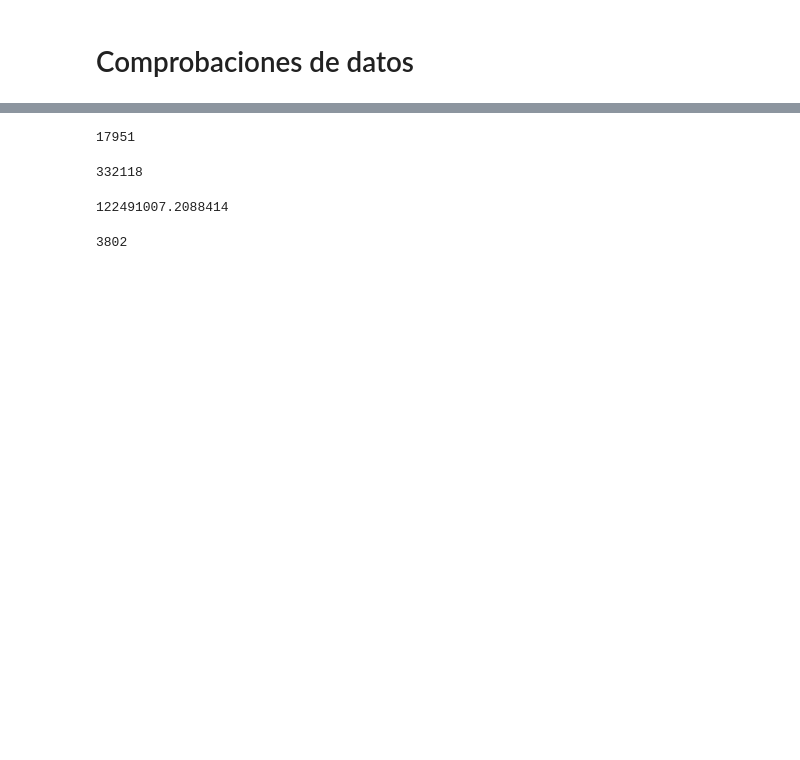
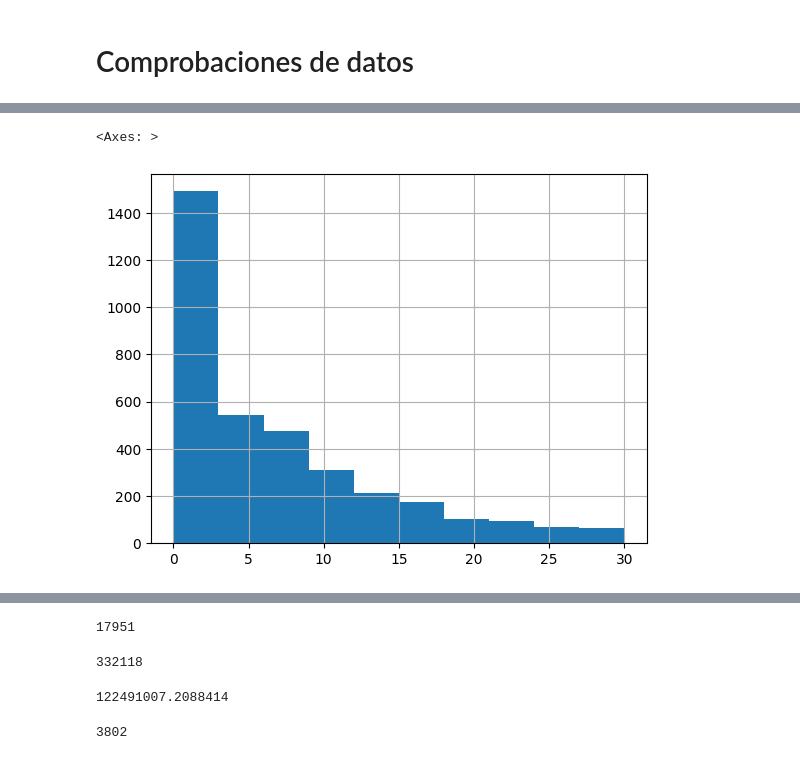
Before and after one commit to MahouECommerce/ml-eficiencia-comercial, a Jupyter notebook: 02_Descriptivo_Segmentacion.ipynb, the cells around one changed output, grey strips where cells are left out. Drawn from its saved outputs; the diff is of its cells as text; code cells hidden in the pictures; blank space fills up the shorter version.

```diff
--- a/02_Descriptivo_Segmentacion.ipynb
+++ b/02_Descriptivo_Segmentacion.ipynb
@@ -48,0 +46,5 @@ Name: Frequency_online, dtype: float64
+# %%
+df_zoom_30['DaysBetweenOnlinePurchases'].hist()
+# %% [output]
+<Axes: >
+[figure, added]
```
Also changed, not shown: parts of 12 cells of this notebook, 5 other files.
